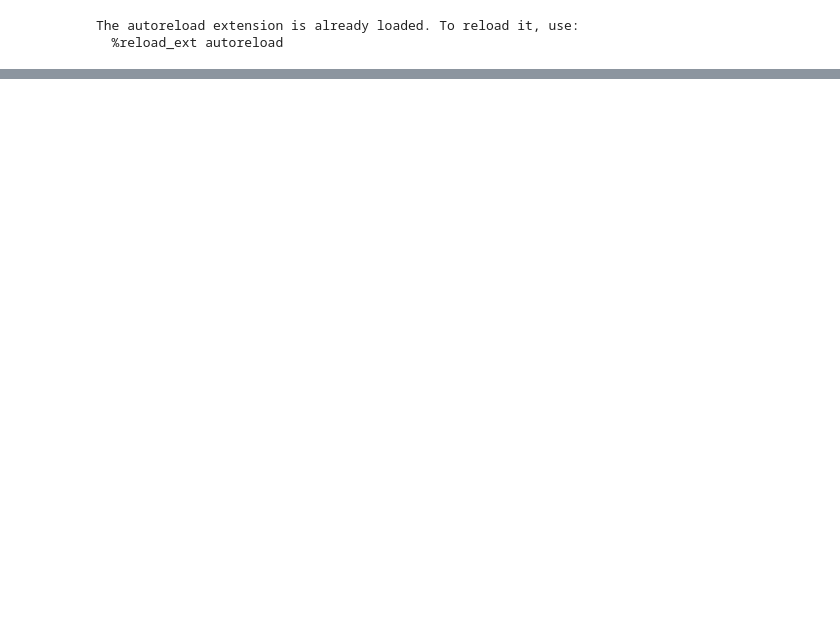
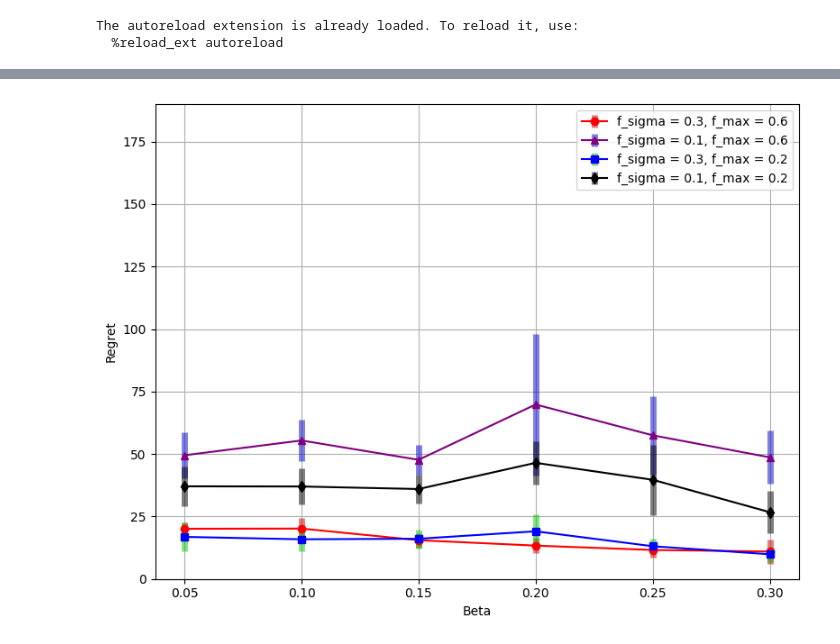
Before and after one commit to taikicoco/gauusian_process_bandit, a Jupyter notebook: app/bandit/results/gp_ucb_parameter.ipynb, the cells around one changed output, grey strips where cells are left out. Cells and saved outputs as stored; diff of their text form; code cells hidden in the pictures; blank space fills up the shorter version.

```diff
--- a/app/bandit/results/gp_ucb_parameter.ipynb
+++ b/app/bandit/results/gp_ucb_parameter.ipynb
@@ -214,0 +239,33 @@ max_reward_records
+# %%
+fig, ax = plt.subplots(figsize=(8, 6))
+
+# Alpha vs Total Reward for f_sigma = 0.3 and f_max = 0.6
+mean_alpha1 = df1.groupby('alpha')['total_reward'].mean()
+std_alpha1 = df1.groupby('alpha')['total_reward'].std()
+ax.errorbar(mean_alpha1.index, mean_alpha1.values, yerr=std_alpha1.values, fmt='-o', color='red', elinewidth=5, ecolor=(0.8, 0, 0, 0.5), label='f_sigma = 0.3, f_max = 0.6')
+
+# Alpha vs Total Reward for f_sigma = 0.1 and f_max = 0.6
+mean_alpha2 = df2.groupby('alpha')['total_reward'].mean()
+std_alpha2 = df2.groupby('alpha')['total_reward'].std()
+ax.errorbar(mean_alpha2.index, mean_alpha2.values, yerr=std_alpha2.values, fmt='-^', color='purple', elinewidth=5, ecolor=(0, 0, 0.8, 0.5), label='f_sigma = 0.1, f_max = 0.6')
+
+# Alpha vs Total Reward for f_sigma = 0.3 and f_max = 0.2
+mean_alpha3 = df3.groupby('alpha')['total_reward'].mean()
+std_alpha3 = df3.groupby('alpha')['total_reward'].std()
+ax.errorbar(mean_alpha3.index, mean_alpha3.values, yerr=std_alpha3.values, fmt='-s', color='blue', elinewidth=5, ecolor=(0, 0.8, 0, 0.5), label='f_sigma = 0.3, f_max = 0.2')
+
+# Alpha vs Total Reward for f_sigma = 0.1 and f_max = 0.2
+mean_alpha4 = df4.groupby('alpha')['total_reward'].mean()
+std_alpha4 = df4.groupby('alpha')['total_reward'].std()
+ax.errorbar(mean_alpha4.index, mean_alpha4.values, yerr=std_alpha4.values, fmt='-d', color='black', elinewidth=5, ecolor=(0, 0, 0, 0.5), label='f_sigma = 0.1, f_max = 0.2')
+
+ax.set_xlabel('Beta')
+ax.set_ylabel('Regret')
+plt.ylim(0, 190)
+ax.grid(True)
+ax.legend()
+
+plt.tight_layout()
+plt.show()
+# %% [output]
+[figure, added]
```
Also changed, not shown: parts of 14 cells of this notebook, 2 other files.
